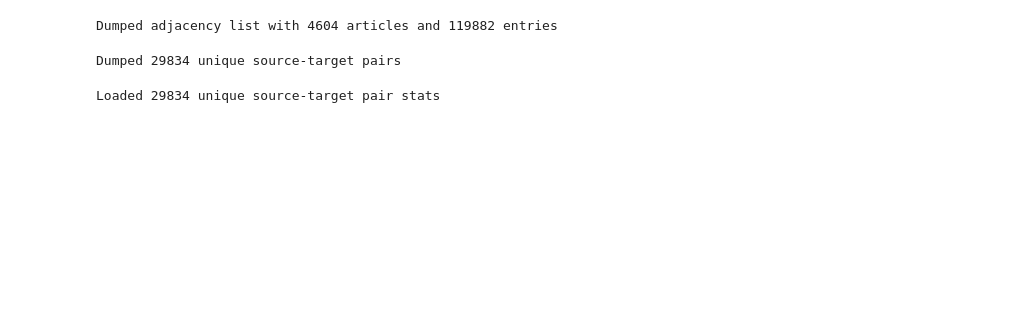
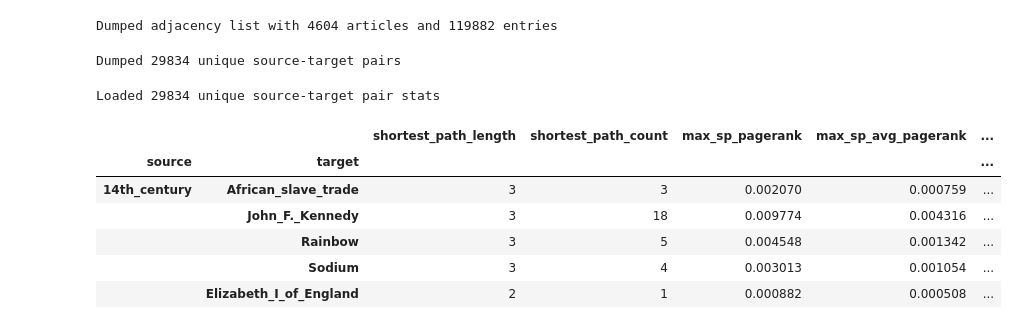
Before and after one commit to epfl-ada/ada-2024-project-outliars, a Jupyter notebook: scoring_v2.ipynb, the cells around one changed output. Drawn from its saved outputs; the diff is of its cells as text; code cells hidden in the pictures; blank space fills up the shorter version.

```diff
--- a/scoring_v2.ipynb
+++ b/scoring_v2.ipynb
@@ -93,7 +93,15 @@ _ = dump_unique_source_target_pairs(valid_games_df)
 Dumped 29834 unique source-target pairs
 # %%
 unique_game_stats_df = load_or_compute_unique_source_target_pair_stats()
+unique_game_stats_df.head()
 # %% [output]
 Loaded 29834 unique source-target pair stats
+|  |  | shortest_path_length | shortest_path_count | max_sp_pagerank | max_sp_avg_pagerank | ... |
+| source | target |  |  |  |  | ... |
+| 14th_century | African_slave_trade | 3 | 3 | 0.002070 | 0.000759 | ... |
+|  | John_F._Kennedy | 3 | 18 | 0.009774 | 0.004316 | ... |
+|  | Rainbow | 3 | 5 | 0.004548 | 0.001342 | ... |
+|  | Sodium | 3 | 4 | 0.003013 | 0.001054 | ... |
+|  | Elizabeth_I_of_England | 2 | 1 | 0.000882 | 0.000508 | ... |
 # %%
 node_stats_df = load_or_compute_node_stats()
```
Also changed, not shown: parts of 12 cells of this notebook, 3 other files.
